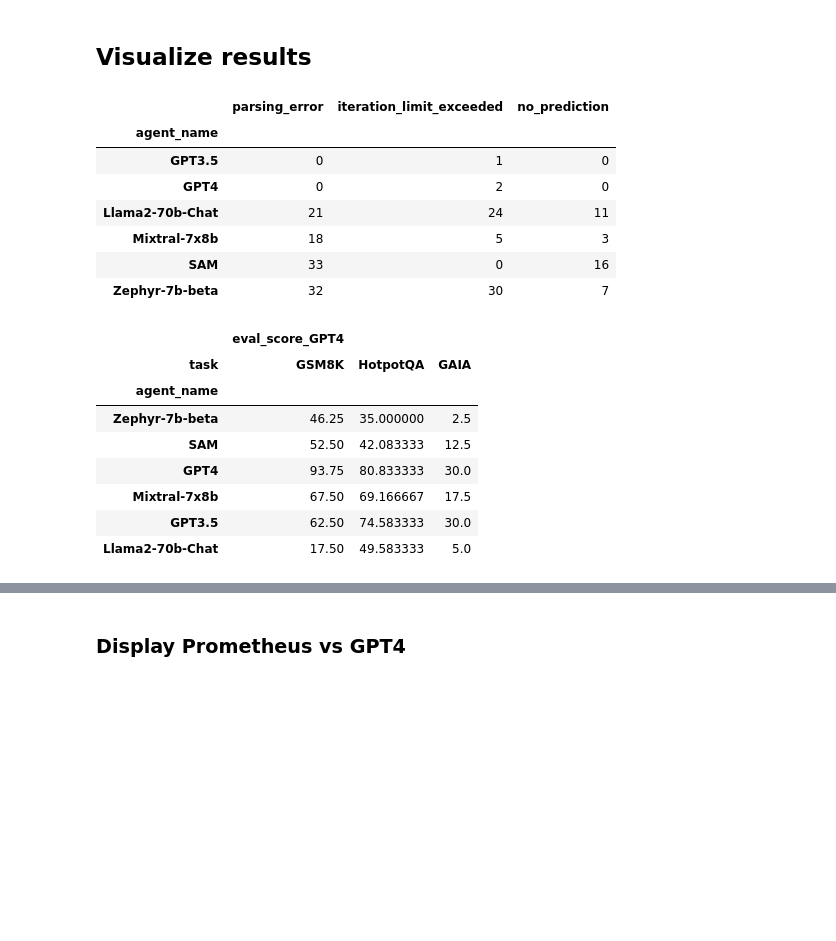
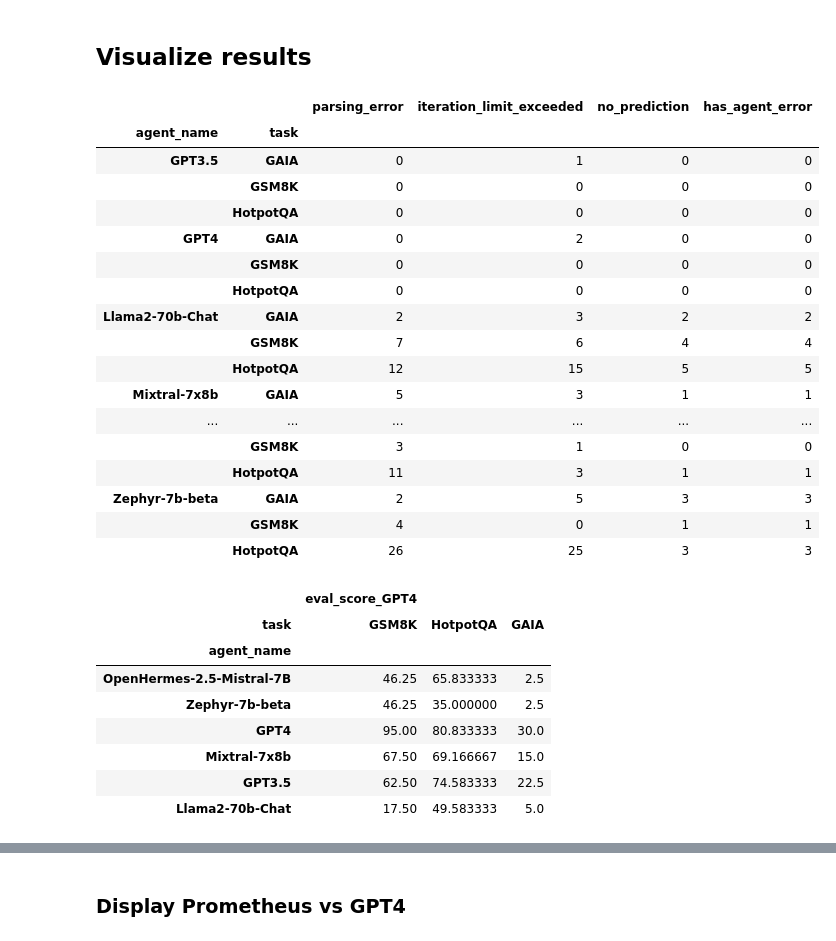
Before and after one commit to aymeric-roucher/benchmark_agents, a Jupyter notebook: benchmark.ipynb, the cells around one changed output, grey strips where cells are left out. Cells and saved outputs as stored; diff of their text form; code cells hidden in the pictures; blank space fills up the shorter version.

```diff
--- a/benchmark.ipynb
+++ b/benchmark.ipynb
@@ -317,51 +248,69 @@ Evaluation is complete!
 ## Visualize results
 # %%
 result_df = pd.concat([pd.read_json(f) for f in glob.glob("output/*.json")])
-result_df["no_prediction"] = result_df["prediction"].apply(
-    lambda x: True if x is None else False
+result_df["no_prediction"] = result_df["prediction"].apply(lambda x: True if x is None else False)
+result_df["has_agent_error"] = result_df["agent_error"].apply(
+    lambda x: True if isinstance(x, str) else False
 )
 
 
 def interpret_result(x):
     try:
         return int(x) - 1
     except:
         return 0
 
 
+result_df["eval_score_Mixtral"] = result_df["eval_score_Mixtral"].apply(interpret_result)
+
+# Override results with human evaluation if there is one
+result_df["eval_score_GPT4"] = result_df.apply(
+    lambda row: row["eval_score_human"]
+    if not np.isnan(row["eval_score_human"])
+    else row["eval_score_GPT4"],
+    axis=1,
+)
 result_df["eval_score_GPT4"] = result_df["eval_score_GPT4"].apply(interpret_result)
-result_df["task"] = result_df["task"].apply(
-    lambda x: ("HotpotQA" if "HotpotQA" in x else x)
-)
-result_df.groupby("agent_name").agg(
+
+result_df["task"] = result_df["task"].apply(lambda x: ("HotpotQA" if "HotpotQA" in x else x))
+result_df.groupby(["agent_name", "task"]).agg(
     {
         "parsing_error": "sum",
         "iteration_limit_exceeded": "sum",
         "no_prediction": "sum",
+        "has_agent_error": "sum",
     }
 )
 # %% [output]
-|  | parsing_error | iteration_limit_exceeded | no_prediction |
-| agent_name |  |  |  |
-| GPT3.5 | 0 | 1 | 0 |
-| GPT4 | 0 | 2 | 0 |
-| Llama2-70b-Chat | 21 | 24 | 11 |
-| Mixtral-7x8b | 18 | 5 | 3 |
-| SAM | 33 | 0 | 16 |
-| Zephyr-7b-beta | 32 | 30 | 7 |
+|  |  | parsing_error | iteration_limit_exceeded | no_prediction | has_agent_error |
+| agent_name | task |  |  |  |  |
+| GPT3.5 | GAIA | 0 | 1 | 0 | 0 |
+|  | GSM8K | 0 | 0 | 0 | 0 |
+|  | HotpotQA | 0 | 0 | 0 | 0 |
+| GPT4 | GAIA | 0 | 2 | 0 | 0 |
+|  | GSM8K | 0 | 0 | 0 | 0 |
+|  | HotpotQA | 0 | 0 | 0 | 0 |
+| Llama2-70b-Chat | GAIA | 2 | 3 | 2 | 2 |
+|  | GSM8K | 7 | 6 | 4 | 4 |
+|  | HotpotQA | 12 | 15 | 5 | 5 |
+| Mixtral-7x8b | GAIA | 5 | 3 | 1 | 1 |
+| ... | ... | ... | ... | ... | ... |
+|  | GSM8K | 3 | 1 | 0 | 0 |
+|  | HotpotQA | 11 | 3 | 1 | 1 |
+| Zephyr-7b-beta | GAIA | 2 | 5 | 3 | 3 |
+|  | GSM8K | 4 | 0 | 1 | 1 |
+|  | HotpotQA | 26 | 25 | 3 | 3 |
 # %%
-table_result = result_df.groupby(["agent_name", "task"], sort=False)[
-    ["eval_score_GPT4"]
-].mean()
+table_result = result_df.groupby(["agent_name", "task"], sort=False)[["eval_score_GPT4"]].mean()
 table_result = table_result / 4 * 100  # set results in percentage
 display(table_result.unstack())
 # %% [output]
 |  | eval_score_GPT4 |  |  |
 | task | GSM8K | HotpotQA | GAIA |
 | agent_name |  |  |  |
+| OpenHermes-2.5-Mistral-7B | 46.25 | 65.833333 | 2.5 |
 | Zephyr-7b-beta | 46.25 | 35.000000 | 2.5 |
-| SAM | 52.50 | 42.083333 | 12.5 |
-| GPT4 | 93.75 | 80.833333 | 30.0 |
-| Mixtral-7x8b | 67.50 | 69.166667 | 17.5 |
-| GPT3.5 | 62.50 | 74.583333 | 30.0 |
+| GPT4 | 95.00 | 80.833333 | 30.0 |
+| Mixtral-7x8b | 67.50 | 69.166667 | 15.0 |
+| GPT3.5 | 62.50 | 74.583333 | 22.5 |
 | Llama2-70b-Chat | 17.50 | 49.583333 | 5.0 |
```
Also changed, not shown: parts of 18 cells of this notebook, 4 other files.
